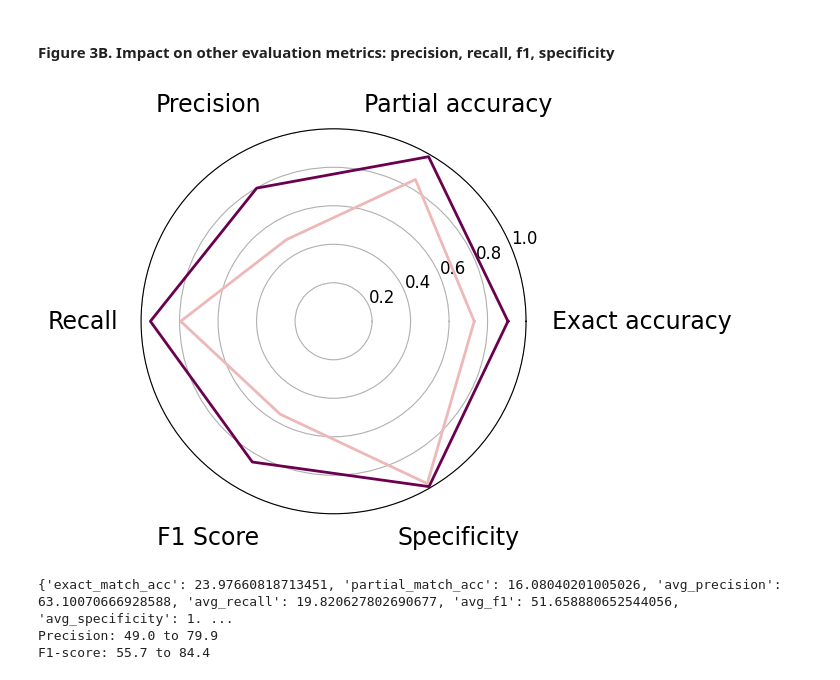
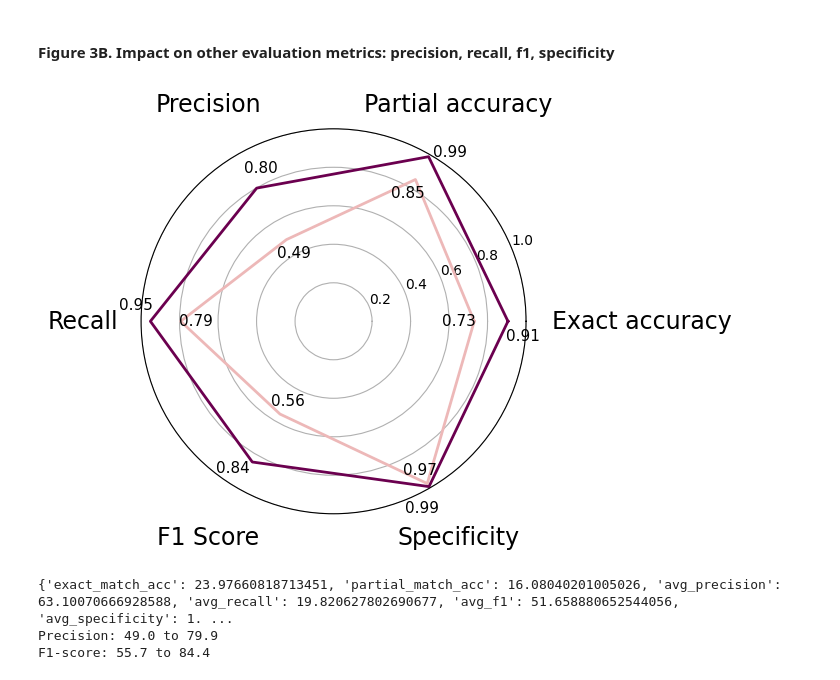
Before and after one commit to hjjshine/rag-llm-cancer-paper, a Jupyter notebook: analysis/generate_figures.ipynb, the cells around one changed output. Cells and saved outputs as stored; diff of their text form; code cells hidden in the pictures.

```diff
--- a/analysis/generate_figures.ipynb
+++ b/analysis/generate_figures.ipynb
@@ -625,7 +625,7 @@ values_unstruc = [
     unstruc_results['avg_f1'],
     unstruc_results['avg_specificity']
     ]
-values_unstruc += values_unstruc[:1]  # Close the radar chart loop
+values_unstruc += values_unstruc[:1] # close the loop
 
 # Values for structured model
 values_struc = [
@@ -636,42 +636,51 @@ values_struc = [
     struc_results['avg_f1'],
     struc_results['avg_specificity']
     ]
-values_struc += values_struc[:1]  # Close the radar chart loop
+values_struc += values_struc[:1]
 
 # Radar chart setup
 angles = [n / float(len(metrics)) * 2 * pi for n in range(len(metrics))]
 angles += angles[:1]
 
 # Set up the plot
 plt.figure(figsize=(5, 5))
 ax = plt.subplot(111, polar=True)
 
 # Plot the models
 ax.plot(angles, values_unstruc, color=cols[23], linewidth=2, linestyle='solid',
         label='RAG with unstructured database')
 # ax.fill(angles, values_unstruc, color=None, alpha=0.7)
 ax.plot(angles, values_struc, color=cols[6], linewidth=2, linestyle='solid',
         label='RAG with structured database')
 
+# Annotate each metric value
+for i in range(len(metrics)):
+    ax.text(angles[i], values_unstruc[i] - 0.08,
+            f"{values_unstruc[i]:.2f}",
+            color='black', fontsize=11, ha='center', va='center')
+    ax.text(angles[i] - 0.08, values_struc[i] + 0.08,
+            f"{values_struc[i]:.2f}",
+            color='black', fontsize=11, ha='center', va='center')
+
 # Labels and ticks
 ax.set_ylim(0, 1.0)
-ax.tick_params(axis='y', labelsize=12)  # Set the font size to 14
+ax.tick_params(axis='y', labelsize=10)
 ax.set_xticks([])
 for i, metric in enumerate(metrics): # Manually set the position of the labels outside the chart
     angle = angles[i]
     if angle == 0:
         ax.text(angle, 1.6, metric, horizontalalignment='center', verticalalignment='center', fontsize=17)
     else:
         ax.text(angle, 1.3, metric, horizontalalignment='center', verticalalignment='center', fontsize=17)
 
 # Save plot
 save = True
 if save == True:
     plt.savefig('./figures/Figure3_ragllmPerformance_radar.jpeg', dpi=500, bbox_inches='tight')
 
 plt.show()
 # %% [output]
-[figure, old version]
+[figure, new version]
 # %%
 # Calculate percent increase of evaluation metrics
 def perc_increase(old, new):
```
Also changed, not shown: 1 other file.
